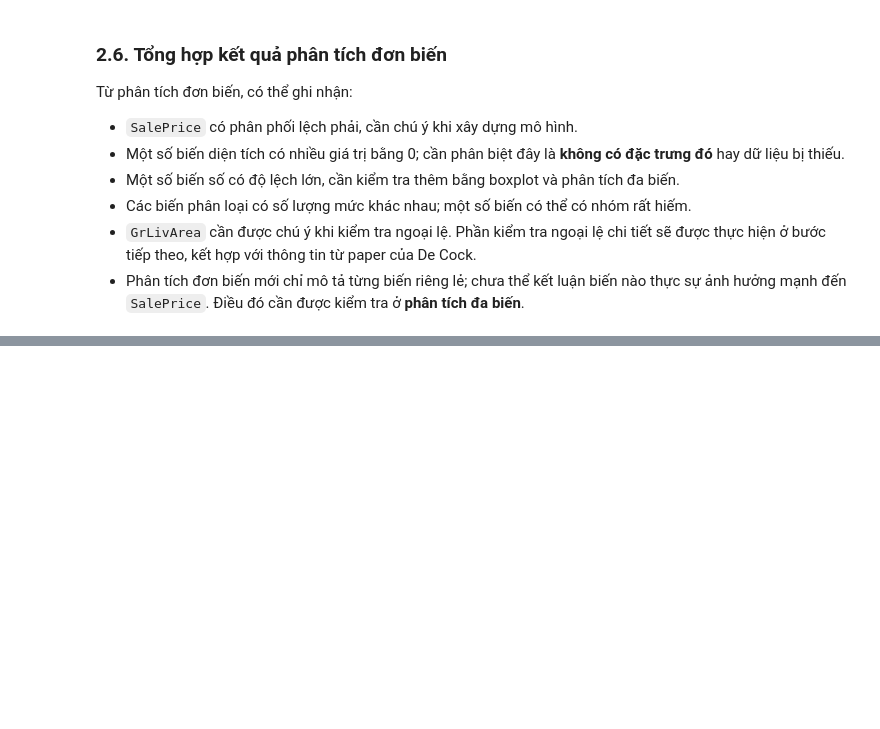
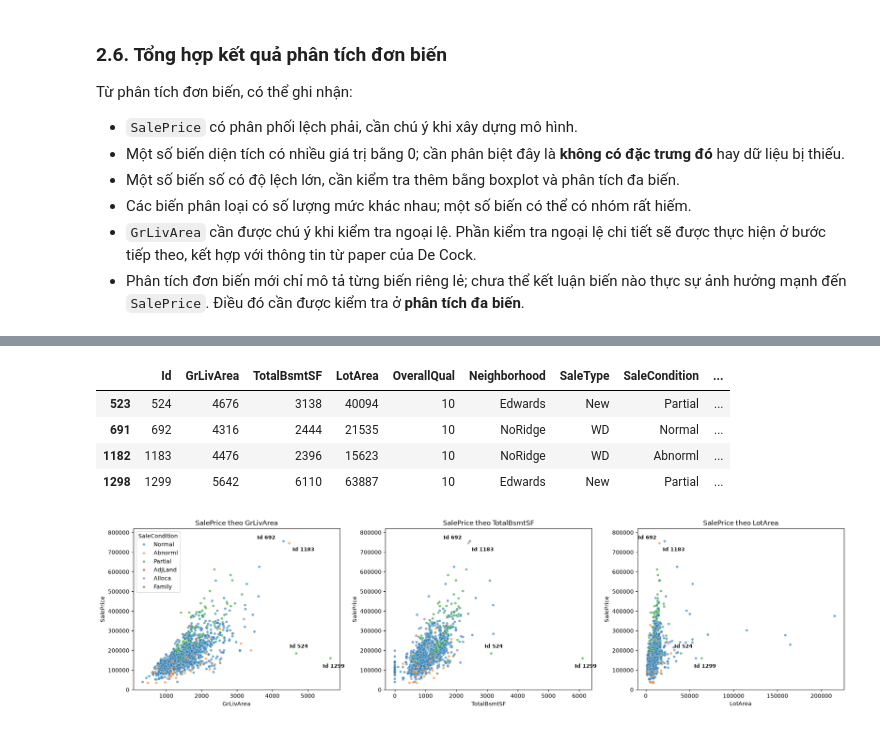
Before and after one commit to qannee/machine_learning, a Jupyter notebook: eda.ipynb, the cells around one changed output, grey strips where cells are left out. Saved outputs shown, nothing was run; the diff lists cells and outputs as text; code cells hidden in the pictures; blank space fills up the shorter version.

```diff
--- a/eda.ipynb
+++ b/eda.ipynb
@@ -334,0 +734,23 @@ Từ phân tích đơn biến, có thể ghi nhận:
+# %%
+big = df[df['GrLivArea'] > 4000]
+display(big[['Id', 'GrLivArea', 'TotalBsmtSF', 'LotArea', 'OverallQual',
+             'Neighborhood', 'SaleType', 'SaleCondition', 'YearBuilt', 'SalePrice']])
+
+fig, axes = plt.subplots(1, 3, figsize=(19, 5))
+for ax, col in zip(axes, ['GrLivArea', 'TotalBsmtSF', 'LotArea']):
+    sns.scatterplot(data=df, x=col, y='SalePrice', hue='SaleCondition', alpha=.6, s=22, ax=ax,
+                    legend=(col == 'GrLivArea'))
+    offsets = {524: (-12, 10), 1299: (-14, -17), 692: (-48, 4), 1183: (6, -14)}
+    for _, r in df[df['Id'].isin(offsets)].iterrows():
+        ax.annotate(f"Id {int(r['Id'])}", (r[col], r['SalePrice']), fontsize=9,
+                    xytext=offsets[int(r['Id'])], textcoords='offset points', weight='bold')
+    ax.set_ylim(0, 820000)
+    ax.set_title(f'SalePrice theo {col}')
+plt.tight_layout(); plt.show()
+# %% [output]
+|  | Id | GrLivArea | TotalBsmtSF | LotArea | OverallQual | Neighborhood | SaleType | SaleCondition | ... |
+| 523 | 524 | 4676 | 3138 | 40094 | 10 | Edwards | New | Partial | ... |
+| 691 | 692 | 4316 | 2444 | 21535 | 10 | NoRidge | WD | Normal | ... |
+| 1182 | 1183 | 4476 | 2396 | 15623 | 10 | NoRidge | WD | Abnorml | ... |
+| 1298 | 1299 | 5642 | 6110 | 63887 | 10 | Edwards | New | Partial | ... |
+[figure, added]
```
Also changed, not shown: parts of 32 cells of this notebook.
